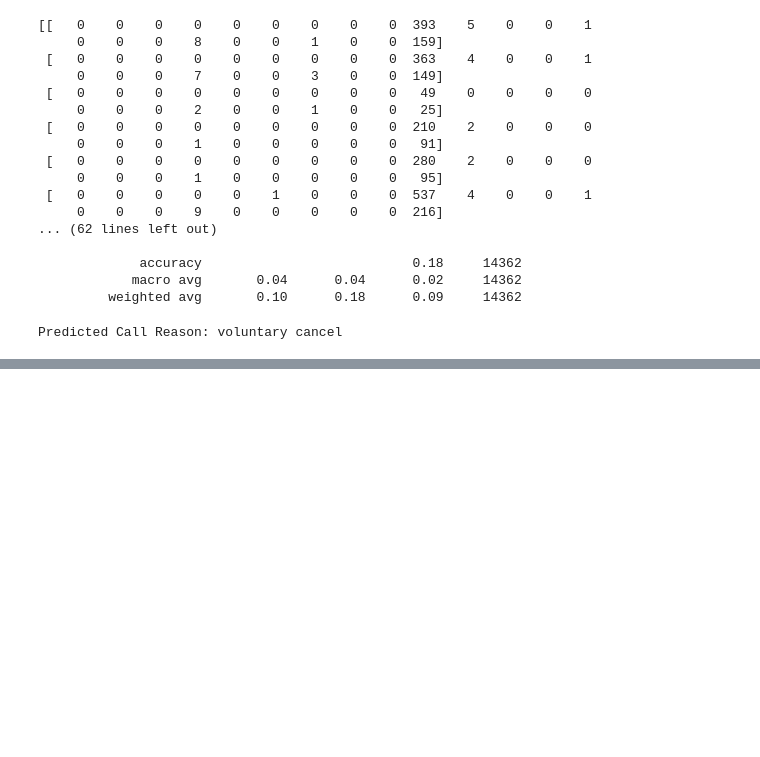
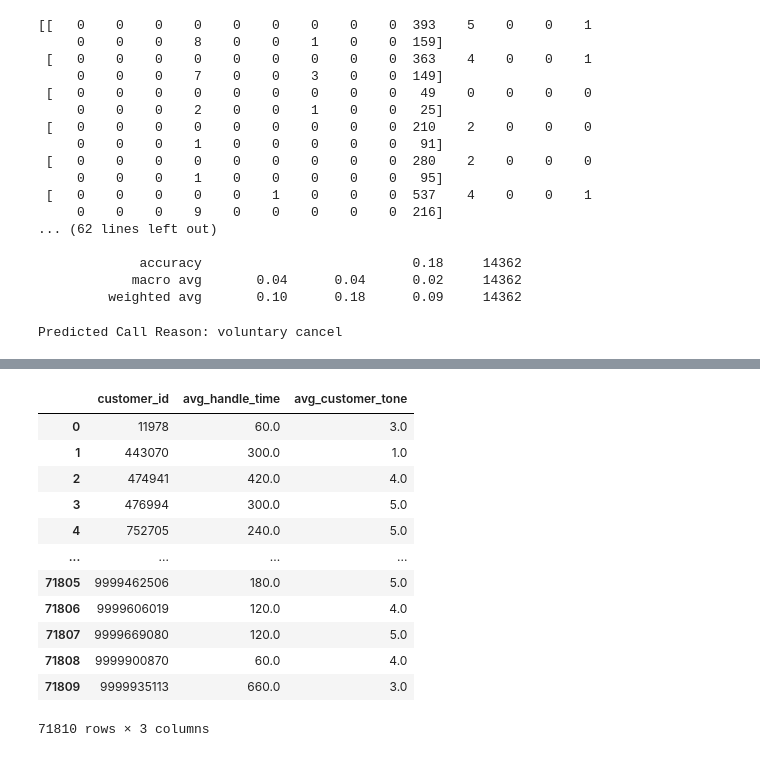
Before and after one commit to dheerajGits/skyhack, a Jupyter notebook: main.ipynb, the cells around one changed output, grey strips where cells are left out. Cells and saved outputs as stored; diff of their text form; code cells hidden in the pictures; blank space fills up the shorter version.

```diff
--- a/main.ipynb
+++ b/main.ipynb
@@ -917,3 +1032,23 @@ Predicted Call Reason: voluntary cancel
+# %%
+customer_data = main_dataset.groupby('customer_id').agg(
+    avg_handle_time=('handle_time', 'mean'),  # Average handling time,
+    avg_customer_tone= ('customer_tone_score','mean')
+).reset_index()
+customer_data
+# %% [output]
+|  | customer_id | avg_handle_time | avg_customer_tone |
+| 0 | 11978 | 60.0 | 3.0 |
+| 1 | 443070 | 300.0 | 1.0 |
+| 2 | 474941 | 420.0 | 4.0 |
+| 3 | 476994 | 300.0 | 5.0 |
+| 4 | 752705 | 240.0 | 5.0 |
+| ... | ... | ... | ... |
+| 71805 | 9999462506 | 180.0 | 5.0 |
+| 71806 | 9999606019 | 120.0 | 4.0 |
+| 71807 | 9999669080 | 120.0 | 5.0 |
+| 71808 | 9999900870 | 60.0 | 4.0 |
+| 71809 | 9999935113 | 660.0 | 3.0 |
+71810 rows × 3 columns
 # %%
 import pickle
 pickle.dump(main_dataset,open('dataset/main_dataset.pkl','wb'))
```
Also changed, not shown: parts of 5 cells of this notebook, 3 other files.
